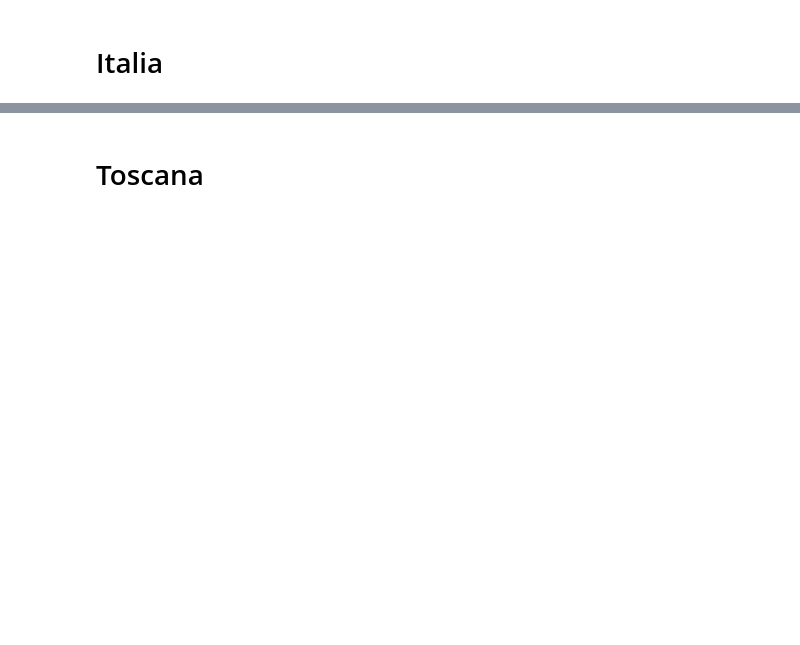
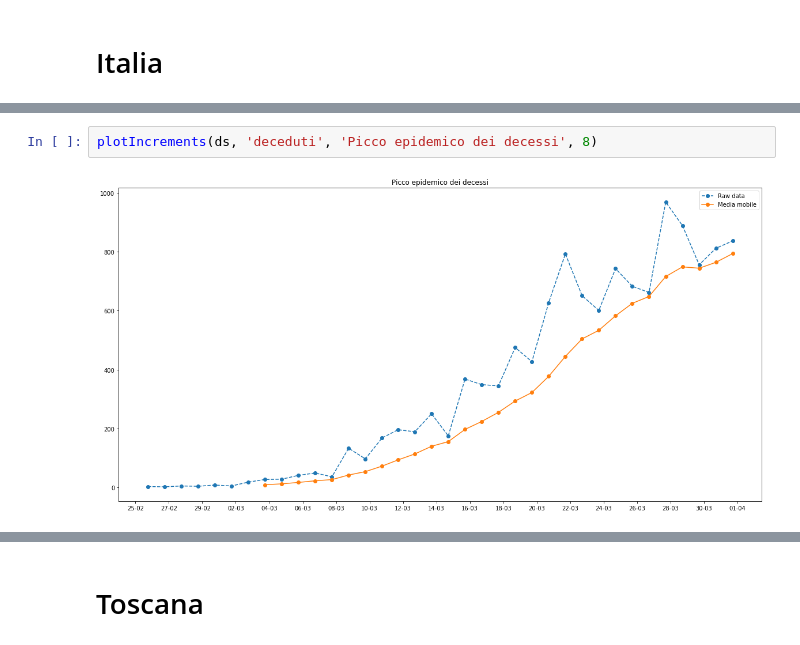
Before and after one commit to stefano-gaggero/COVID19, a Jupyter notebook: 2020-03 COVID.ipynb, the cells around one changed output, grey strips where cells are left out. Saved outputs shown, nothing was run; the diff lists cells and outputs as text; blank space fills up the shorter version.

```diff
--- a/2020-03 COVID.ipynb
+++ b/2020-03 COVID.ipynb
@@ -56,0 +63,4 @@ plotIncrements(df['data'], df['deceduti'], 'Deceduti Italia', 8)
+# %%
+plotIncrements(ds, 'deceduti', 'Picco epidemico dei decessi', 8)
+# %% [output]
+[figure, added]
```
Also changed, not shown: parts of 15 cells of this notebook.
